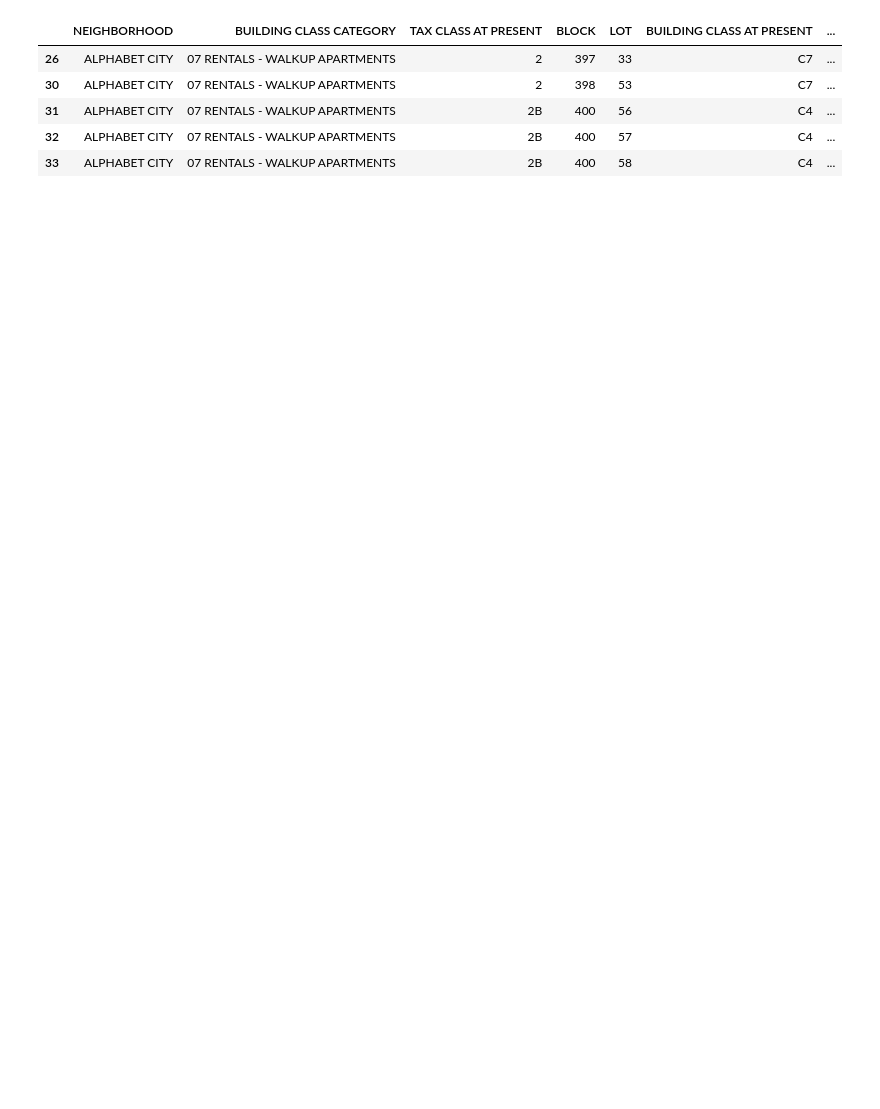
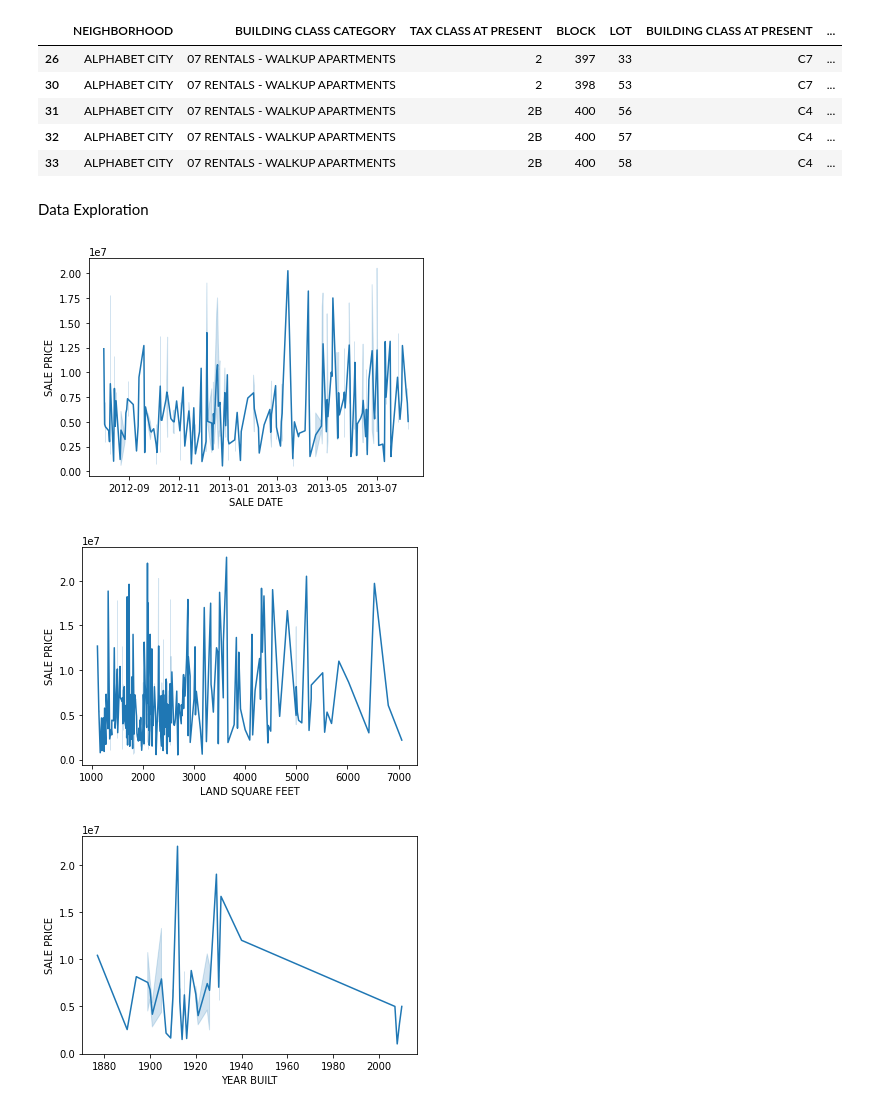
Before and after one commit to tasnmb/Manhattan-property-prices-analysis, a Jupyter notebook: cw_v2.ipynb, the cells around one changed output. Drawn from its saved outputs; the diff is of its cells as text; code cells hidden in the pictures; blank space fills up the shorter version.

Commit message:
Add visualisation

```diff
--- a/cw_v2.ipynb
+++ b/cw_v2.ipynb
@@ -168,3 +163,6 @@ df = remove_outliers(df, 'GROSS SQUARE FEET')
 df.shape
 # %% [output]
 (339, 18)
+# %%
+# log of sale prices
+df['LN SALE PRICE'] = np.log(df['SALE PRICE'])
@@ -177,3 +191,19 @@ df.head()
 | 31 | ALPHABET CITY | 07 RENTALS - WALKUP APARTMENTS | 2B | 400 | 56 | C4 | ... |
 | 32 | ALPHABET CITY | 07 RENTALS - WALKUP APARTMENTS | 2B | 400 | 57 | C4 | ... |
 | 33 | ALPHABET CITY | 07 RENTALS - WALKUP APARTMENTS | 2B | 400 | 58 | C4 | ... |
+# %% [markdown]
+Data Exploration
+# %%
+def line_plot(df, x, y):
+    sns.lineplot(data=df, x=x, y=y)
+    plt.show()
+# %%
+line_plot(df, 'SALE DATE', 'SALE PRICE')
+
+line_plot(df, 'LAND SQUARE FEET', 'SALE PRICE')
+
+line_plot(df, 'YEAR BUILT', 'SALE PRICE')
+# %% [output]
+[figure, added]
+[figure, added]
+[figure, added]
```
Also changed, not shown: parts of 10 cells of this notebook.
